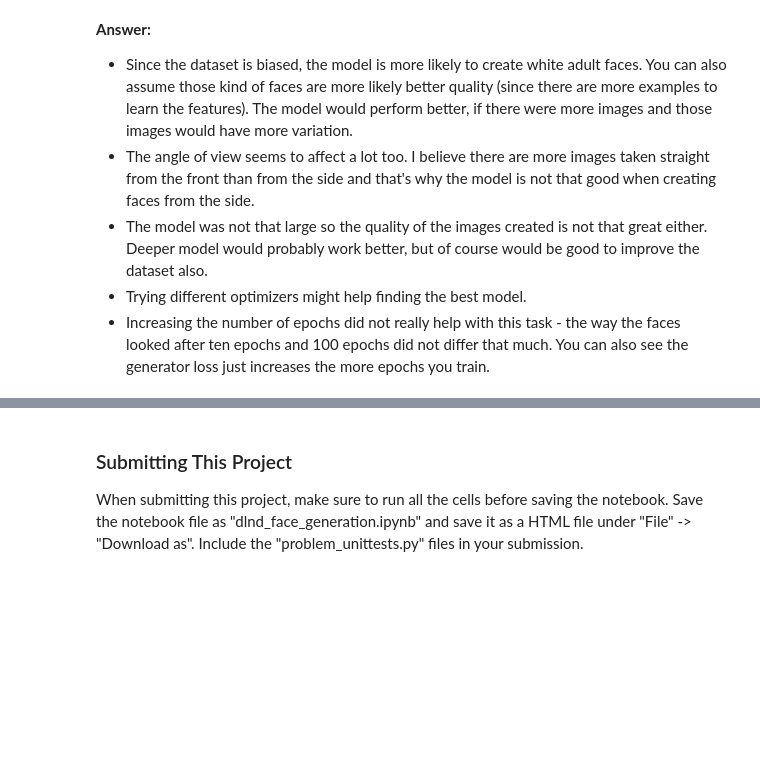
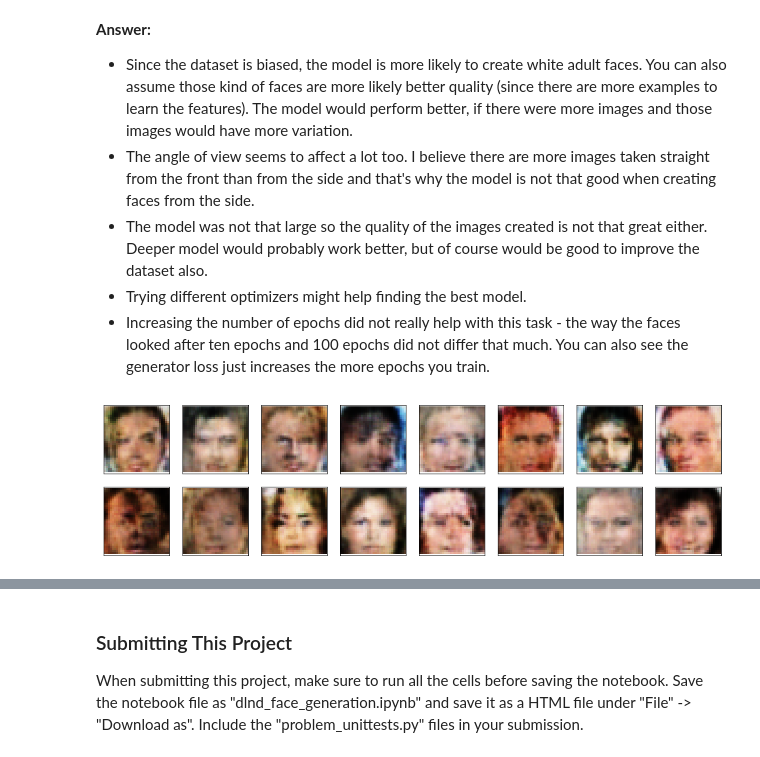
Before and after one commit to essile/face-generator, a Jupyter notebook: dlnd_face_generation.ipynb, the cells around one changed output, grey strips where cells are left out. Cells and saved outputs as stored; diff of their text form; code cells hidden in the pictures; blank space fills up the shorter version.

Commit message:
added few more image examples collected during training

```diff
--- a/dlnd_face_generation.ipynb
+++ b/dlnd_face_generation.ipynb
@@ -695,3 +695,7 @@ When you answer this question, consider the following factors:
 - The model was not that large so the quality of the images created is not that great either. Deeper model would probably work better, but of course would be good to improve the dataset also.
 - Trying different optimizers might help finding the best model.
 - Increasing the number of epochs did not really help with this task - the way the faces looked after ten epochs and 100 epochs did not differ that much. You can also see the generator loss just increases the more epochs you train.
+# %%
+_ = view_samples(0, samples)
+# %% [output]
+[figure, added]
```
Also changed, not shown: parts of 6 cells of this notebook.
